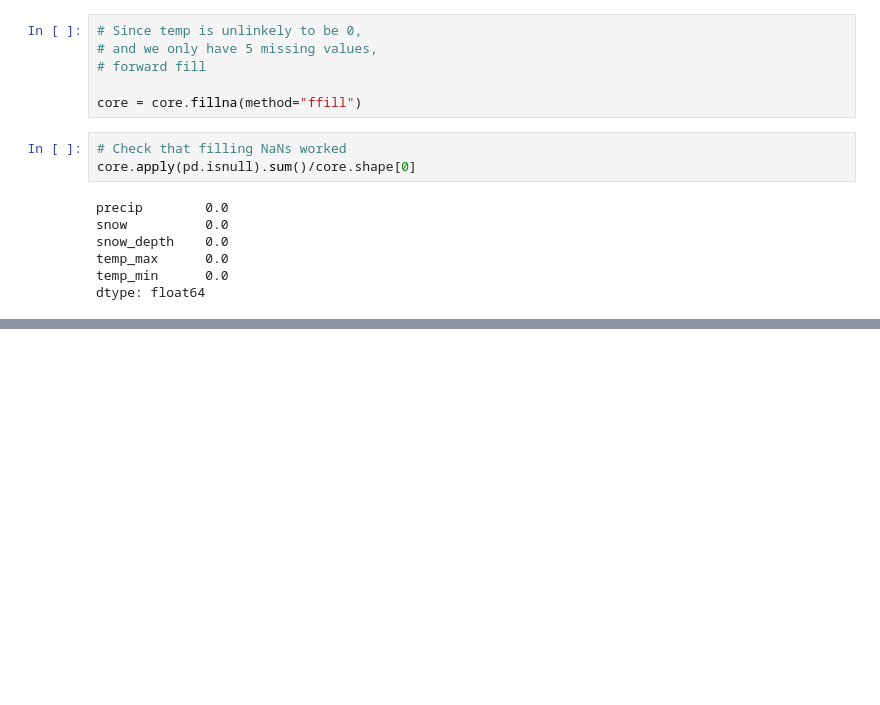
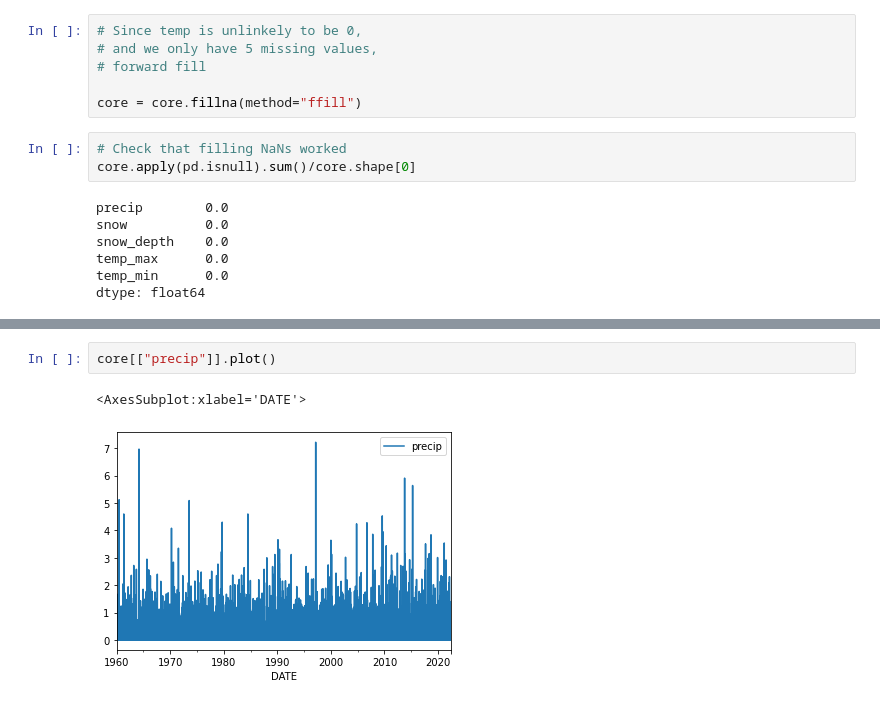
Before and after one commit to Eleanor-Shellstrop/ml-weather, a Jupyter notebook: weather.ipynb, the cells around one changed output, grey strips where cells are left out. Drawn from its saved outputs; the diff is of its cells as text; blank space fills up the shorter version.

```diff
--- a/weather.ipynb
+++ b/weather.ipynb
@@ -230,0 +300,5 @@ dtype: float64
+# %%
+core[["precip"]].plot()
+# %% [output]
+<AxesSubplot:xlabel='DATE'>
+[figure, added]
```
Also changed, not shown: parts of 23 cells of this notebook.
